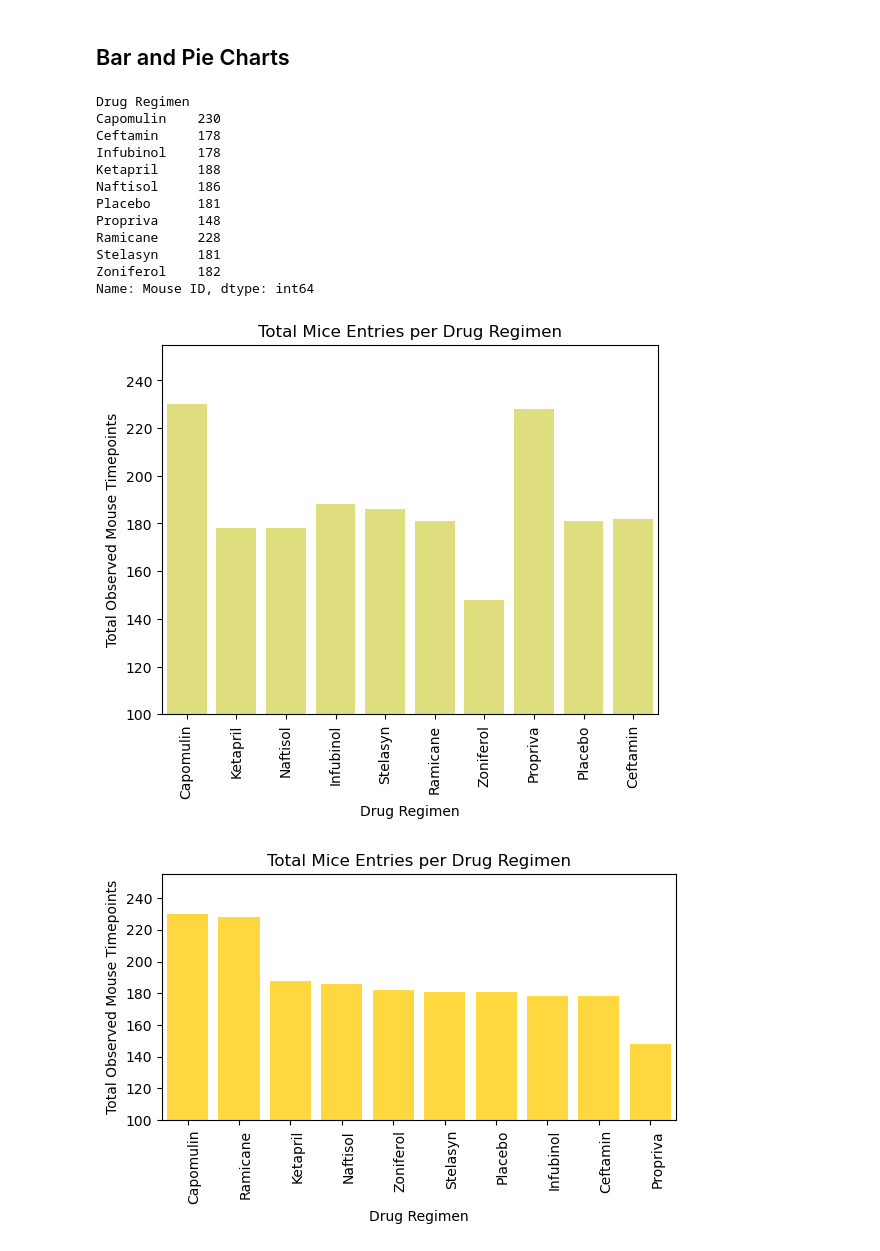
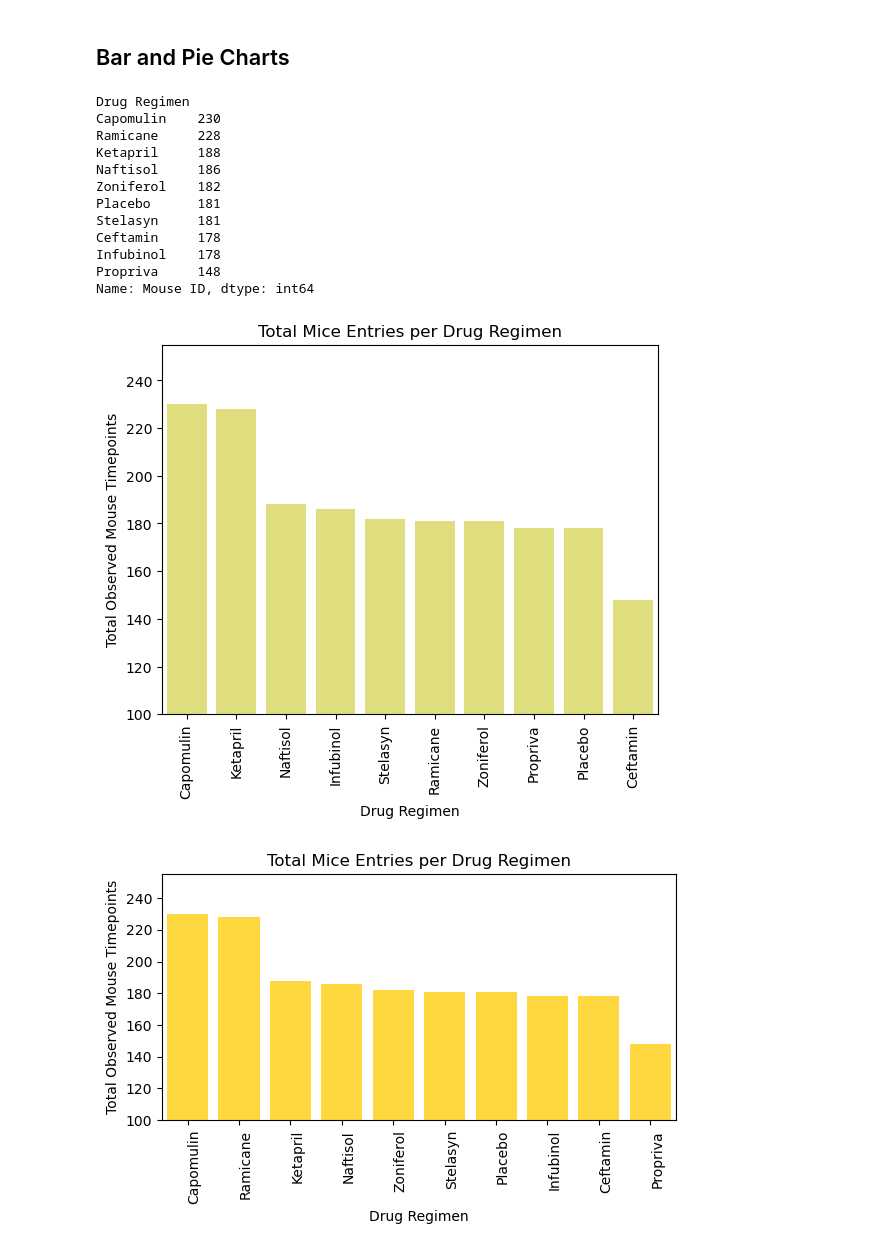
Before and after one commit to shrapple/mock_pymaceuticals_analysis, a Jupyter notebook: mock_pymaceuticals_analysis/pymaceuticals_starter copy.ipynb, the cells around one changed output. Drawn from its saved outputs; the diff is of its cells as text; code cells hidden in the pictures.

```diff
--- a/mock_pymaceuticals_analysis/pymaceuticals_starter copy.ipynb
+++ b/mock_pymaceuticals_analysis/pymaceuticals_starter copy.ipynb
@@ -188,37 +188,38 @@ summary_stats
 # %%
 # Generate a bar plot showing the total number of rows (Mouse ID/Timepoints) for each drug regimen using Pandas.
 drugs = complete_pyma['Drug Regimen'].unique()
 drugs
-total_mice = complete_pyma.groupby('Drug Regimen')['Mouse ID'].count()
+total_mice = complete_pyma.groupby('Drug Regimen')['Mouse ID'].count().sort_values(ascending=False)
 print(total_mice)
+
 x_axis= np.arange(0,len(total_mice))
 
 plt.bar(x_axis, total_mice, color = 'y', alpha = 0.5, align = 'center')
 tick_locations = [value for value in x_axis]
 plt.xticks(tick_locations, drugs, rotation= 'vertical')
 
 plt.xlim(-.5, len(x_axis)-.5)
 plt.ylim(100, max(total_mice)+25)
 
 plt.title('Total Mice Entries per Drug Regimen')
 plt.xlabel('Drug Regimen')
 plt.ylabel('Total Observed Mouse Timepoints')
 
 plt.show()
 # %% [output]
 Drug Regimen
 Capomulin    230
+Ramicane     228
+Ketapril     188
+Naftisol     186
+Zoniferol    182
+Placebo      181
+Stelasyn     181
 Ceftamin     178
 Infubinol    178
-Ketapril     188
-Naftisol     186
-Placebo      181
 Propriva     148
-Ramicane     228
-Stelasyn     181
-Zoniferol    182
 Name: Mouse ID, dtype: int64
-[figure, old version]
+[figure, new version]
 # %%
 # Generate a bar plot showing the total number of rows (Mouse ID/Timepoints) for each drug regimen using pyplot.
 drug_data = complete_pyma['Drug Regimen'].value_counts()
```
